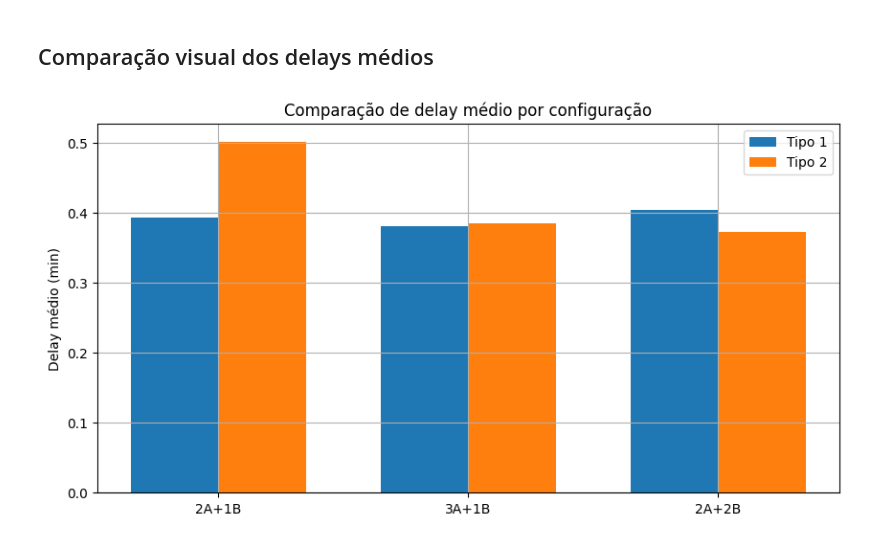
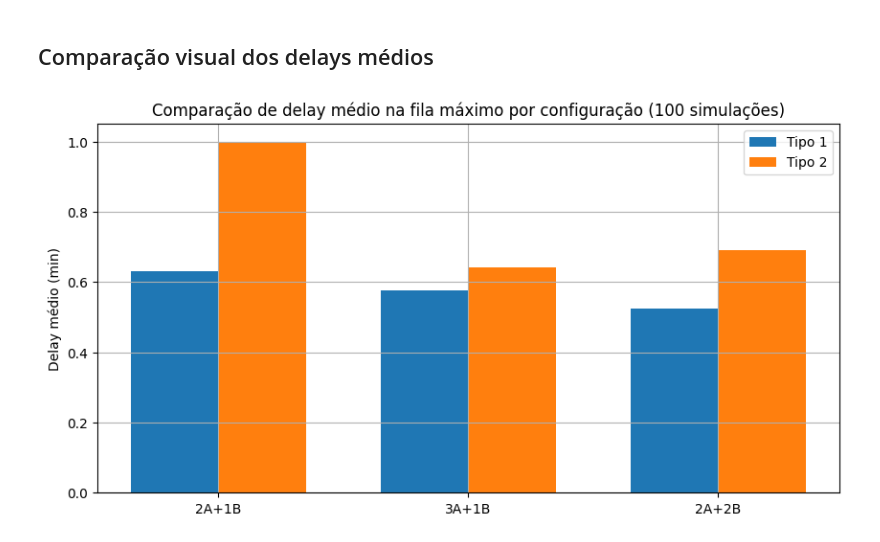
Before and after one commit to andreaoliveira9/Projeto-SO-1-Sim, a Jupyter notebook: recurso/src/ex1/analysis.ipynb, the cells around one changed output. Drawn from its saved outputs; the diff is of its cells as text; code cells hidden in the pictures.

```diff
--- a/recurso/src/ex1/analysis.ipynb
+++ b/recurso/src/ex1/analysis.ipynb
@@ -36,6 +34,5 @@ def run_simulation(serversA, serversB, seed=42):
 # %%
-result_2A1B = run_simulation(2, 1)
-result_3A1B = run_simulation(3, 1)
-
-[result_2A1B, result_3A1B]
+result_2A1B = run_simulation()
+result_3A1B = run_simulation(serversA=3, serversB=1)
+result_2A2B = run_simulation(serversA=2, serversB=2)
 # %% [output]
@@ -77,5 +55,0 @@ Servidor B1 - % tempo com tipo 1: 1.41%, tipo 2: 10.78%
-# %%
-result_2A1B_b = run_simulation(2, 1)
-result_2A2B = run_simulation(2, 2)
-
-[result_2A1B_b, result_2A2B]
@@ -117,23 +57,34 @@ Servidor B2 - % tempo com tipo 1: 3.98%, tipo 2: 1.26%
 ## Comparação visual dos delays médios
 # %%
 import numpy as np
+import matplotlib.pyplot as plt
 
+# Extrair média de delays tipo 1 e tipo 2 por configuração
+mean_delay1_2A1B = np.max([r["delay1"] for r in result_2A1B])
+mean_delay1_3A1B = np.max([r["delay1"] for r in result_3A1B])
+mean_delay1_2A2B = np.max([r["delay1"] for r in result_2A2B])
+
+mean_delay2_2A1B = np.max([r["delay2"] for r in result_2A1B])
+mean_delay2_3A1B = np.max([r["delay2"] for r in result_3A1B])
+mean_delay2_2A2B = np.max([r["delay2"] for r in result_2A2B])
+
+# Gráfico
 labels = ["2A+1B", "3A+1B", "2A+2B"]
-delays1 = [result_2A1B["delay1"], result_3A1B["delay1"], result_2A2B["delay1"]]
-delays2 = [result_2A1B["delay2"], result_3A1B["delay2"], result_2A2B["delay2"]]
+delays1 = [mean_delay1_2A1B, mean_delay1_3A1B, mean_delay1_2A2B]
+delays2 = [mean_delay2_2A1B, mean_delay2_3A1B, mean_delay2_2A2B]
 
 x = np.arange(len(labels))
 width = 0.35
 
 plt.figure(figsize=(10, 5))
 plt.bar(x - width/2, delays1, width, label="Tipo 1")
 plt.bar(x + width/2, delays2, width, label="Tipo 2")
 
 plt.xticks(x, labels)
 plt.ylabel("Delay médio (min)")
-plt.title("Comparação de delay médio por configuração")
+plt.title("Comparação de delay médio na fila máximo por configuração (100 simulações)")
 plt.legend()
 plt.grid(True)
 plt.show()
 # %% [output]
-[figure, old version]
+[figure, new version]
```
Also changed, not shown: parts of 5 cells of this notebook.
